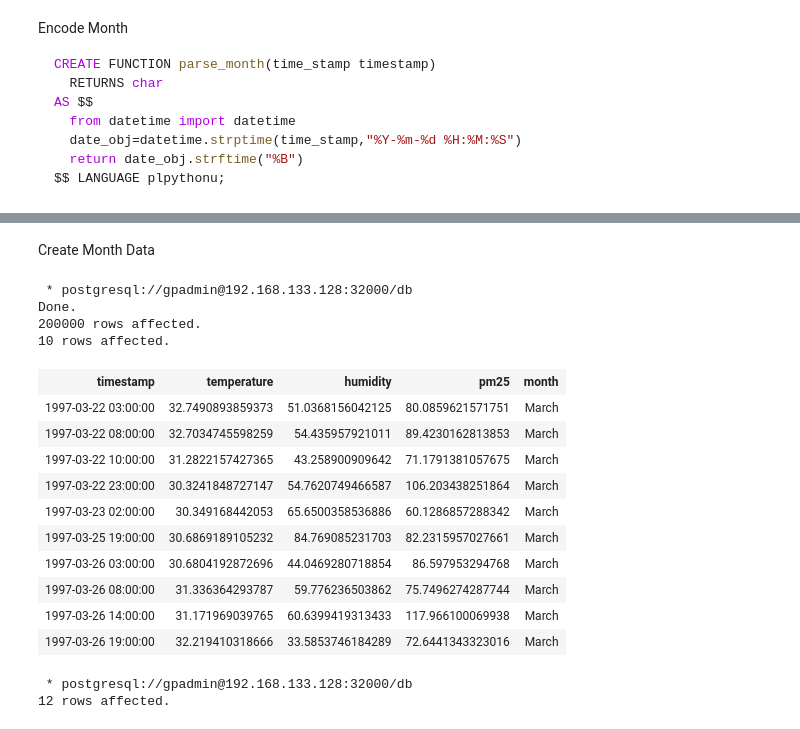
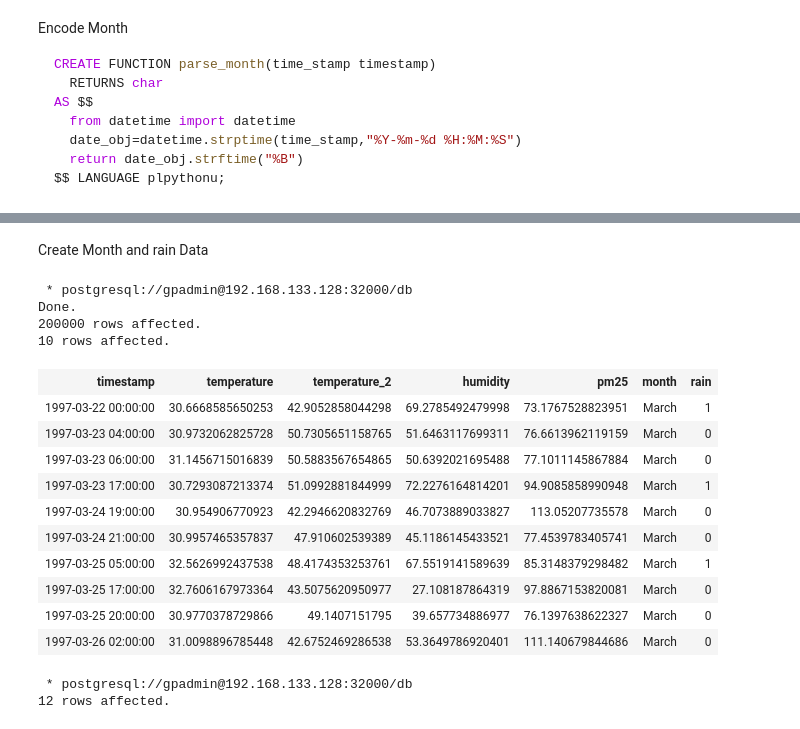
Before and after one commit to guyzsarun/rabbitmq-gpdb-poc, a Jupyter notebook: gpdb/madlib-demo.ipynb, the cells around one changed output, grey strips where cells are left out. Drawn from its saved outputs; the diff is of its cells as text; code cells hidden in the pictures.

```diff
--- a/gpdb/madlib-demo.ipynb
+++ b/gpdb/madlib-demo.ipynb
@@ -126,35 +126,41 @@ SELECT *,parse_month(timestamp) FROM sensors WHERE pm25 > 160;
 # %% [markdown]
-Create Month Data
+Create Month and rain Data
 # %%
 %%sql
 DROP TABLE IF EXISTS sensors_pre;
 CREATE TABLE sensors_pre
 AS
 SELECT
     timestamp,
     temperature,
+    temperature_2,
     humidity,
     pm25,
-    parse_month(timestamp) AS month           --- Month data
+    parse_month(timestamp) AS month,           --- Month data
+    CASE WHEN
+            (humidity )>= 60
+        THEN 1
+        ELSE 0
+    END as rain
 FROM sensors;
 
 SELECT * FROM sensors_pre LIMIT 10;
 # %% [output]
  * postgresql://gpadmin@192.168.133.128:32000/db
 Done.
 200000 rows affected.
 10 rows affected.
-| timestamp | temperature | humidity | pm25 | month |
-| 1997-03-22 03:00:00 | 32.7490893859373 | 51.0368156042125 | 80.0859621571751 | March |
-| 1997-03-22 08:00:00 | 32.7034745598259 | 54.435957921011 | 89.4230162813853 | March |
-| 1997-03-22 10:00:00 | 31.2822157427365 | 43.258900909642 | 71.1791381057675 | March |
-| 1997-03-22 23:00:00 | 30.3241848727147 | 54.7620749466587 | 106.203438251864 | March |
-| 1997-03-23 02:00:00 | 30.349168442053 | 65.6500358536886 | 60.1286857288342 | March |
-| 1997-03-25 19:00:00 | 30.6869189105232 | 84.769085231703 | 82.2315957027661 | March |
-| 1997-03-26 03:00:00 | 30.6804192872696 | 44.0469280718854 | 86.597953294768 | March |
-| 1997-03-26 08:00:00 | 31.336364293787 | 59.776236503862 | 75.7496274287744 | March |
-| 1997-03-26 14:00:00 | 31.171969039765 | 60.6399419313433 | 117.966100069938 | March |
-| 1997-03-26 19:00:00 | 32.219410318666 | 33.5853746184289 | 72.6441343323016 | March |
+| timestamp | temperature | temperature_2 | humidity | pm25 | month | rain |
+| 1997-03-22 00:00:00 | 30.6668585650253 | 42.9052858044298 | 69.2785492479998 | 73.1767528823951 | March | 1 |
+| 1997-03-23 04:00:00 | 30.9732062825728 | 50.7305651158765 | 51.6463117699311 | 76.6613962119159 | March | 0 |
+| 1997-03-23 06:00:00 | 31.1456715016839 | 50.5883567654865 | 50.6392021695488 | 77.1011145867884 | March | 0 |
+| 1997-03-23 17:00:00 | 30.7293087213374 | 51.0992881844999 | 72.2276164814201 | 94.9085858990948 | March | 1 |
+| 1997-03-24 19:00:00 | 30.954906770923 | 42.2946620832769 | 46.7073889033827 | 113.05207735578 | March | 0 |
+| 1997-03-24 21:00:00 | 30.9957465357837 | 47.910602539389 | 45.1186145433521 | 77.4539783405741 | March | 0 |
+| 1997-03-25 05:00:00 | 32.5626992437538 | 48.4174353253761 | 67.5519141589639 | 85.3148379298482 | March | 1 |
+| 1997-03-25 17:00:00 | 32.7606167973364 | 43.5075620950977 | 27.108187864319 | 97.8867153820081 | March | 0 |
+| 1997-03-25 20:00:00 | 30.9770378729866 | 49.1407151795 | 39.657734886977 | 76.1397638622327 | March | 0 |
+| 1997-03-26 02:00:00 | 31.0098896785448 | 42.6752469286538 | 53.3649786920401 | 111.140679844686 | March | 0 |
 # %%
 %%sql
 SELECT parse_month(timestamp) as month ,COUNT(*) as count
```
Also changed, not shown: parts of 35 cells of this notebook.
